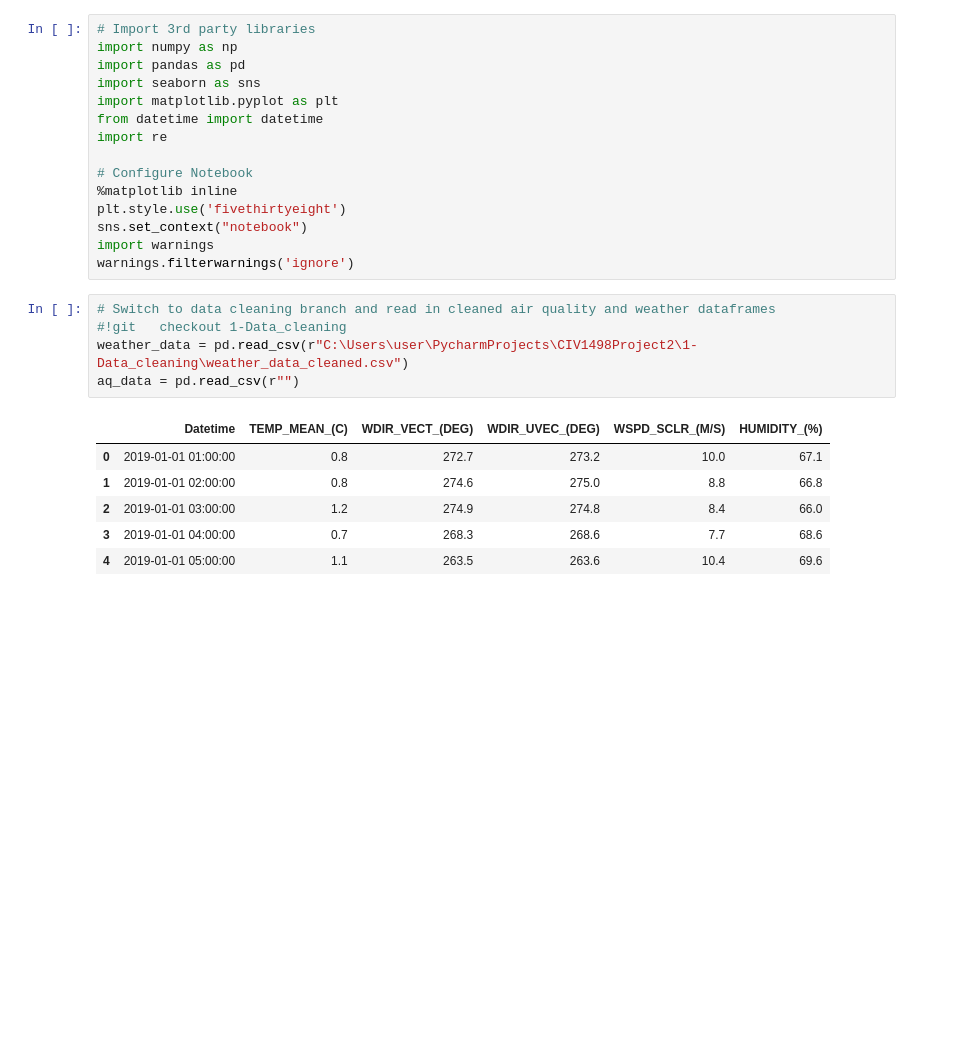
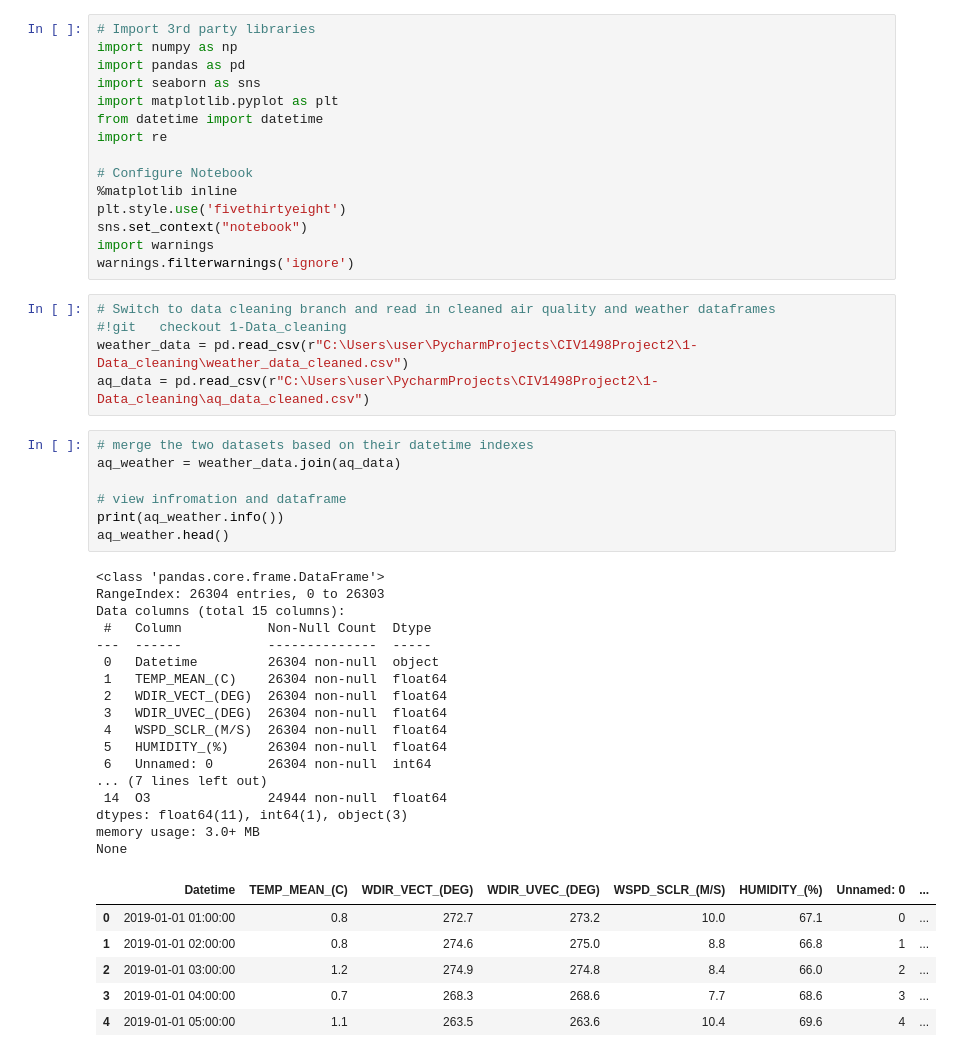
Before and after one commit to mirandadoris/CIV1498_Project2_Pythoneers, a Jupyter notebook: 2-Analysis/Weather_AQ_Analysis.ipynb, the cells around one changed output. Drawn from its saved outputs; the diff is of its cells as text; blank space fills up the shorter version.

Commit message:
weather cleaning

```diff
--- a/2-Analysis/Weather_AQ_Analysis.ipynb
+++ b/2-Analysis/Weather_AQ_Analysis.ipynb
@@ -19,11 +19,35 @@ warnings.filterwarnings('ignore')
 # Switch to data cleaning branch and read in cleaned air quality and weather dataframes
 #!git   checkout 1-Data_cleaning
 weather_data = pd.read_csv(r"C:\Users\user\PycharmProjects\CIV1498Project2\1-Data_cleaning\weather_data_cleaned.csv")
-aq_data = pd.read_csv(r"")
+aq_data = pd.read_csv(r"C:\Users\user\PycharmProjects\CIV1498Project2\1-Data_cleaning\aq_data_cleaned.csv")
-# %% [output]
-|  | Datetime | TEMP_MEAN_(C) | WDIR_VECT_(DEG) | WDIR_UVEC_(DEG) | WSPD_SCLR_(M/S) | HUMIDITY_(%) |
-| 0 | 2019-01-01 01:00:00 | 0.8 | 272.7 | 273.2 | 10.0 | 67.1 |
-| 1 | 2019-01-01 02:00:00 | 0.8 | 274.6 | 275.0 | 8.8 | 66.8 |
-| 2 | 2019-01-01 03:00:00 | 1.2 | 274.9 | 274.8 | 8.4 | 66.0 |
-| 3 | 2019-01-01 04:00:00 | 0.7 | 268.3 | 268.6 | 7.7 | 68.6 |
-| 4 | 2019-01-01 05:00:00 | 1.1 | 263.5 | 263.6 | 10.4 | 69.6 |
+# %%
+# merge the two datasets based on their datetime indexes
+aq_weather = weather_data.join(aq_data)
+
+# view infromation and dataframe
+print(aq_weather.info())
+aq_weather.head()
+# %% [output]
+<class 'pandas.core.frame.DataFrame'>
+RangeIndex: 26304 entries, 0 to 26303
+Data columns (total 15 columns):
+ #   Column           Non-Null Count  Dtype
+---  ------           --------------  -----
+ 0   Datetime         26304 non-null  object
+ 1   TEMP_MEAN_(C)    26304 non-null  float64
+ 2   WDIR_VECT_(DEG)  26304 non-null  float64
+ 3   WDIR_UVEC_(DEG)  26304 non-null  float64
+ 4   WSPD_SCLR_(M/S)  26304 non-null  float64
+ 5   HUMIDITY_(%)     26304 non-null  float64
+ 6   Unnamed: 0       26304 non-null  int64
+... (7 lines left out)
+ 14  O3               24944 non-null  float64
+dtypes: float64(11), int64(1), object(3)
+memory usage: 3.0+ MB
+None
+|  | Datetime | TEMP_MEAN_(C) | WDIR_VECT_(DEG) | WDIR_UVEC_(DEG) | WSPD_SCLR_(M/S) | HUMIDITY_(%) | Unnamed: 0 | ... |
+| 0 | 2019-01-01 01:00:00 | 0.8 | 272.7 | 273.2 | 10.0 | 67.1 | 0 | ... |
+| 1 | 2019-01-01 02:00:00 | 0.8 | 274.6 | 275.0 | 8.8 | 66.8 | 1 | ... |
+| 2 | 2019-01-01 03:00:00 | 1.2 | 274.9 | 274.8 | 8.4 | 66.0 | 2 | ... |
+| 3 | 2019-01-01 04:00:00 | 0.7 | 268.3 | 268.6 | 7.7 | 68.6 | 3 | ... |
+| 4 | 2019-01-01 05:00:00 | 1.1 | 263.5 | 263.6 | 10.4 | 69.6 | 4 | ... |
```
Also changed, not shown: 1 other file.
